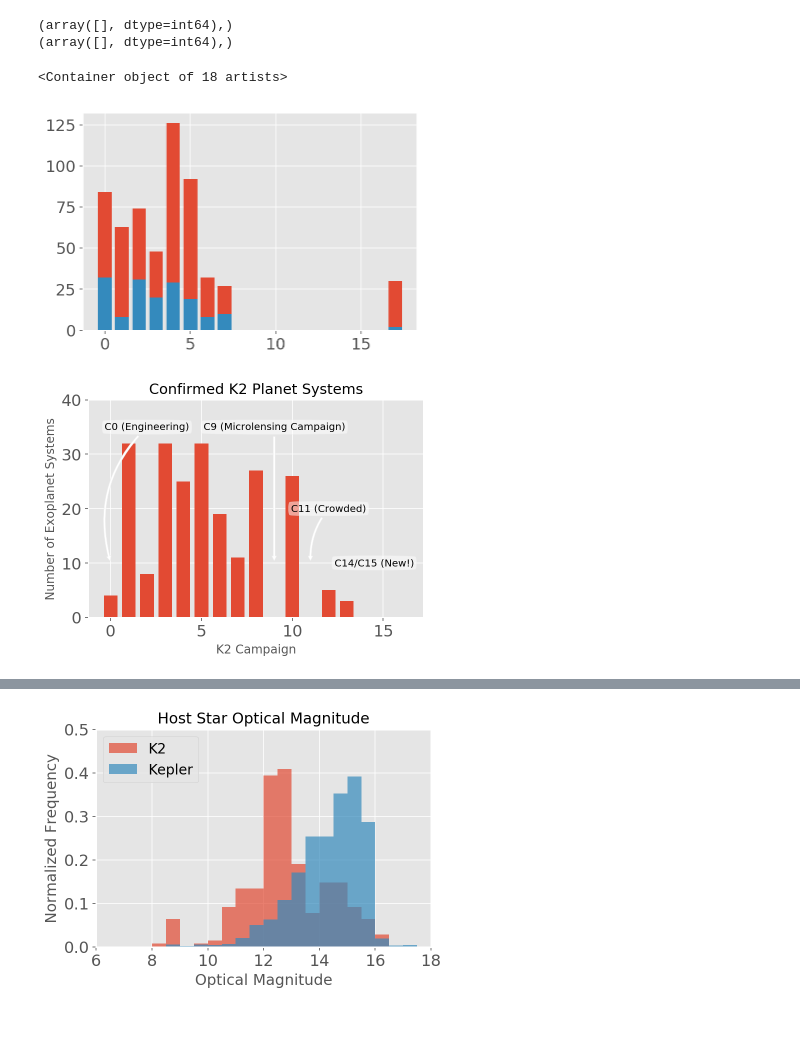
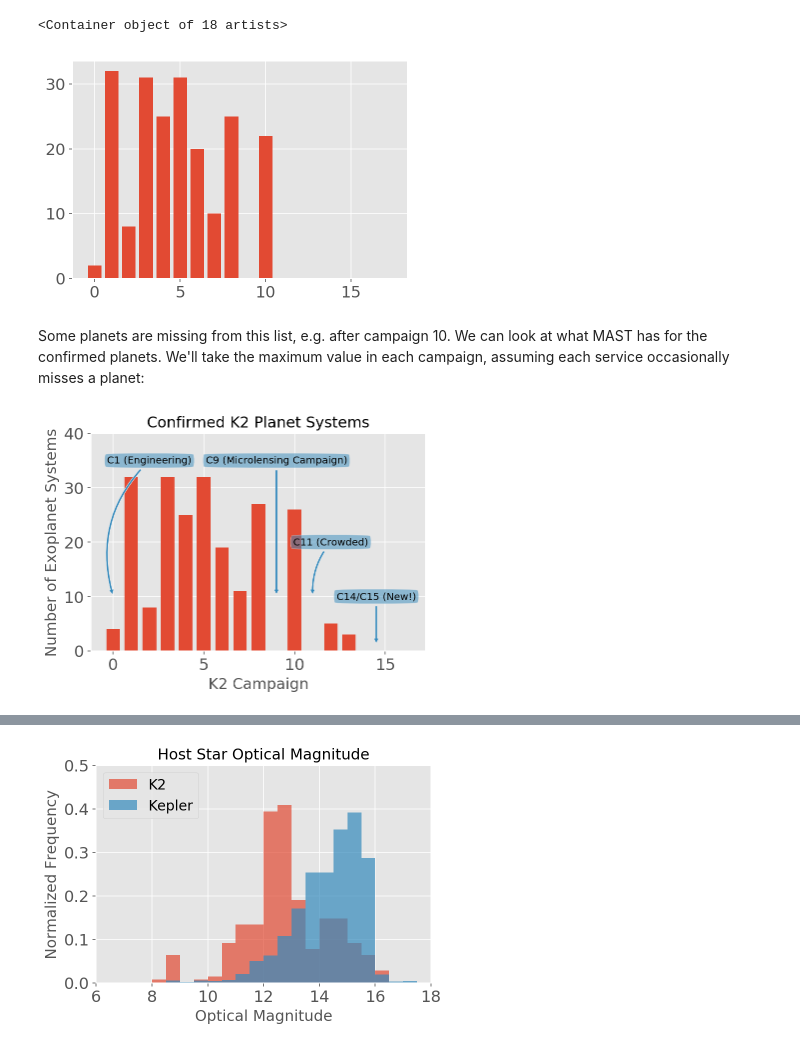
Before and after one commit to christinahedges/atmosphere-charts, a Jupyter notebook: planethist.ipynb, the cells around one changed output, grey strips where cells are left out. Saved outputs shown, nothing was run; the diff lists cells and outputs as text; code cells hidden in the pictures.

```diff
--- a/planethist.ipynb
+++ b/planethist.ipynb
@@ -14,0 +12,7 @@ confirmed = k2.k2c_disp == 'CONFIRMED'
+# %%
+print('Downloading K2 candidate planets from NEXSCI...')
+NEXSCI_API = 'http://exoplanetarchive.ipac.caltech.edu/cgi-bin/nstedAPI/nph-nstedAPI'
+k2 = pd.read_csv(NEXSCI_API + '?table=k2candidates&select=*'
+                 '&where=k2c_disp+like+%27C%25%27')  # +and+k2c_recentflag=1
+k2.to_csv('k2-candidate-planets.csv')
+confirmed = k2.k2c_disp == 'CONFIRMED'
@@ -18,6 +24,7 @@ k2 = k2.drop_duplicates('epic_name')
 def planetspercampaign(df):
     campaigns = np.arange(0, 18)
     nplanets = np.zeros(len(campaigns))
+
     for campaign in campaigns:
         ok = np.zeros(len(df), dtype=bool)
         for idx, k in enumerate(df.k2_campaign_str):
@@ -25,79 +32,75 @@ def planetspercampaign(df):
                 ok[idx] = np.min(np.asarray(k.split(','), dtype=int)) == campaign
             except:
                 continue
-        if campaign==16:
-            print(np.where(ok == True))
-        nplanets[campaign-1] = len(df[ok])
+        nplanets[campaign] = len(df[ok])
     return campaigns, nplanets
 # %%
-campaigns, nplanets = planetspercampaign(k2)
-plt.bar(campaigns, nplanets)
 campaigns, nplanets = planetspercampaign(k2[confirmed])
 plt.bar(campaigns, nplanets)
 # %% [output]
-(array([], dtype=int64),)
-(array([], dtype=int64),)
+<Container object of 18 artists>
-<Container object of 18 artists>
-[figure, old version]
+[figure, new version]
+# %% [markdown]
+Some planets are missing from this list, e.g. after campaign 10. We can look at what MAST has for the confirmed planets. We'll take the maximum value in each campaign, assuming each service occasionally misses a planet:
 # %%
 fig, ax = plt.subplots()
-mast = pd.read_csv('k2confirmedmast.csv', skiprows = [1])
+mast = pd.read_csv('https://archive.stsci.edu/k2/published_planets/search.php?&outputformat=CSV&action=Search', skiprows = [1])
 mast = mast.drop_duplicates('K2 ID')
 mast.loc[0:1, 'K2 Campaign'] = '0'
 
 
 h = plt.hist(np.asarray(mast['K2 Campaign'], dtype=float), np.arange(0, 18, 1)-0.5, rwidth=0.75)
-plt.xlabel('K2 Campaign')
-plt.ylabel('Number of Exoplanet Systems');
-plt.title('Confirmed K2 Planet Systems')
+plt.xlabel('K2 Campaign', fontsize=15)
+plt.ylabel('Number of Exoplanet Systems', fontsize=15);
+plt.title('Confirmed K2 Planet Systems', fontsize=15)
 plt.ylim(0,40 )
 
-plt.savefig('planetdiscoveries_1.png', dpi=300, bbox_inches='tight')
-ann = ax.annotate("C0 (Engineering)",
+plt.savefig('charts/planetdiscoveries_1.png', dpi=300, bbox_inches='tight')
+ann = ax.annotate("C1 (Engineering)",
                   xy=(0, 10), xycoords='data',
                   xytext=(2, 35), textcoords='data',
                   size=10, va="center", ha="center",
-                  bbox=dict(boxstyle="round4", fc="w", alpha=0.5),
+                  bbox=dict(boxstyle="round4", fc="C1", alpha=0.5),
                   arrowprops=dict(arrowstyle="simple",
                                   connectionstyle="arc3, rad=0.3",
-                                  fc="w"),
+                                  fc="C1"),
                   )
-plt.savefig('planetdiscoveries_2.png', dpi=300, bbox_inches='tight')
+plt.savefig('charts/planetdiscoveries_2.png', dpi=300, bbox_inches='tight')
 
 ann = ax.annotate("C9 (Microlensing Campaign)",
                   xy=(9, 10), xycoords='data',
                   xytext=(9, 35), textcoords='data',
                   size=10, va="center", ha="center",
-                  bbox=dict(boxstyle="round4", fc="w", alpha=0.5),
+                  bbox=dict(boxstyle="round4", fc="C1", alpha=0.5),
                   arrowprops=dict(arrowstyle="simple",
                                   connectionstyle="arc3, rad=0",
-                                  fc="w"),
+                                  fc="C1"),
                   )
-plt.savefig('planetdiscoveries_3.png', dpi=300, bbox_inches='tight')
+plt.savefig('charts/planetdiscoveries_3.png', dpi=300, bbox_inches='tight')
 
 
 ann = ax.annotate("C11 (Crowded)",
                   xy=(11, 10), xycoords='data',
                   xytext=(12, 20), textcoords='data',
                   size=10, va="center", ha="center",
-                  bbox=dict(boxstyle="round4", fc="w", alpha=0.5),
+                  bbox=dict(boxstyle="round4", fc="C1", alpha=0.5),
                   arrowprops=dict(arrowstyle="simple",
                                   connectionstyle="arc3, rad=0.2",
-                                  fc="w"),
+                                  fc="C1"),
                   )
-plt.savefig('planetdiscoveries_4.png', dpi=300, bbox_inches='tight')
+plt.savefig('charts/planetdiscoveries_4.png', dpi=300, bbox_inches='tight')
 
 
 ann = ax.annotate("C14/C15 (New!)",
-                  xy=(14.5, 10), xycoords='data',
+                  xy=(14.5, 1), xycoords='data',
                   xytext=(14.5, 10), textcoords='data',
                   size=10, va="center", ha="center",
-                  bbox=dict(boxstyle="round4", fc="w", alpha=0.5),
+                  bbox=dict(boxstyle="round4", fc="C1", alpha=0.5),
                   arrowprops=dict(arrowstyle="simple",
                                   connectionstyle="arc3, rad=0",
-                                  fc="w"),
+                                  fc="C1"),
                   )
-plt.savefig('planetdiscoveries_5.png', dpi=300, bbox_inches='tight')
+plt.savefig('charts/planetdiscoveries_5.png', dpi=300, bbox_inches='tight')
 # %% [output]
-[figure, old version]
+[figure, new version]
 # %%
```
Also changed, not shown: parts of 7 cells of this notebook, 12 other files.
